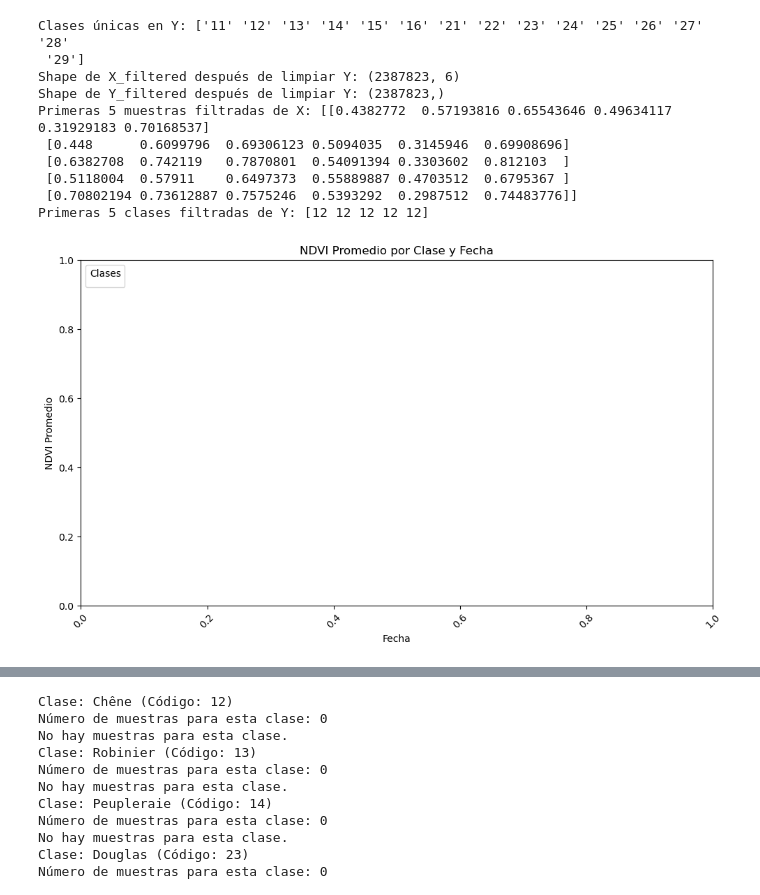
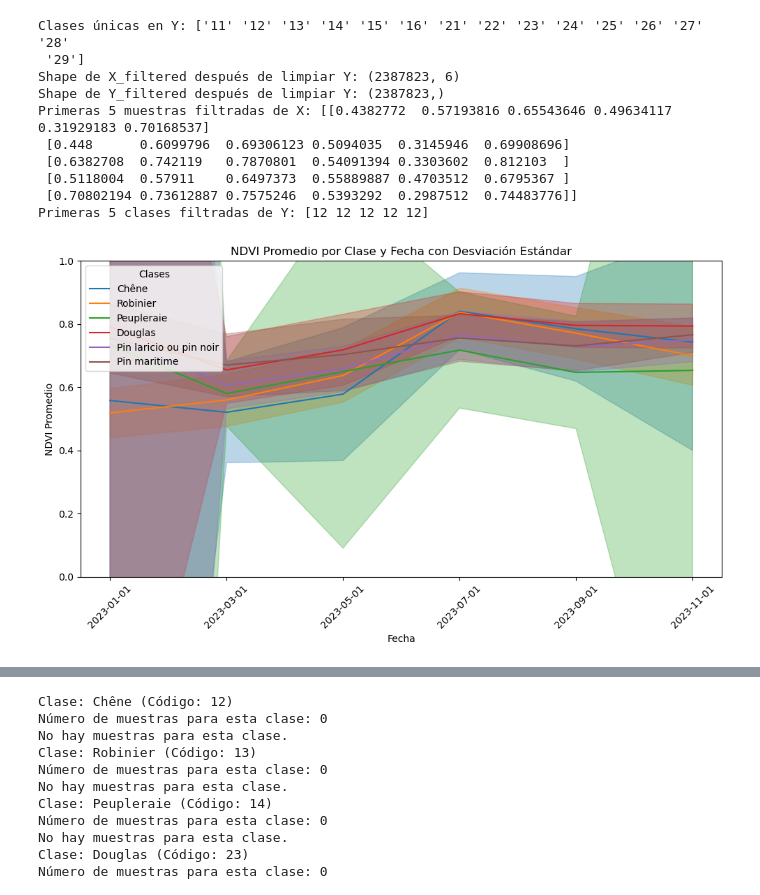
Before and after one commit to GabrielINRAe/Depot_Git, a Jupyter notebook: scripts/peuplement_test.ipynb, the cells around one changed output, grey strips where cells are left out. Saved outputs shown, nothing was run; the diff lists cells and outputs as text; code cells hidden in the pictures.

```diff
--- a/scripts/peuplement_test.ipynb
+++ b/scripts/peuplement_test.ipynb
@@ -301,42 +290,51 @@ Primeras 5 clases filtradas de Y: [12 12 12 12 12]
 import matplotlib.pyplot as plt
 import numpy as np
 
+codes_of_interest = [12, 13, 14, 23, 24,25]
+
 # Fechas correspondientes a las 6 bandas
 dates = ['2023-01-01', '2023-03-01', '2023-05-01', '2023-07-01', '2023-09-01', '2023-11-01']
 
-# Colores para las clases
-colors = ['tan', 'palegreen', 'limegreen', 'darkgreen', 'lightblue', 'orange']
+# Colores más diferenciados
+colors = ['#1f77b4', '#ff7f0e', '#2ca02c', '#d62728', '#9467bd', '#8c564b']  # Paleta de colores
+
 # Nombres de las clases
 class_names = ['Chêne', 'Robinier', 'Peupleraie', 'Douglas', 'Pin laricio ou pin noir', 'Pin maritime']
 
 # Preparar un gráfico
 fig, ax = plt.subplots(figsize=(10, 6))
 
-# Recorrer las clases y calcular la media y la desviación estándar para cada una
+# Recorrer las clases y calcular la media y desviación estándar para cada una
 for idx, code in enumerate(codes_of_interest):
     # Filtrar X y Y para la clase actual
     X_class = X_filtered[Y_filtered == code]
 
     # Verificar si hay muestras para la clase
     if X_class.shape[0] > 0:
-        # Calcular la media y la desviación estándar para cada banda (columna)
+        # Calcular la media y desviación estándar para cada banda (columna)
         means = X_class.mean(axis=0)
         stds = X_class.std(axis=0)
 
         # Graficar la media
         ax.plot(dates, means, color=colors[idx], label=class_names[idx])
-        # Rellenar con la desviación estándar
-        ax.fill_between(dates, means - stds, means + stds, color=colors[idx], alpha=0.3)
+
+        # Graficar el área sombreada para la desviación estándar
+        ax.fill_between(dates, means + stds, means - stds, color=colors[idx], alpha=0.3)
 
 # Configurar etiquetas y título
 ax.set_xlabel('Fecha')
 ax.set_ylabel('NDVI Promedio')
-ax.set_title('NDVI Promedio por Clase y Fecha')
+ax.set_title('NDVI Promedio por Clase y Fecha con Desviación Estándar')
+
+# Limitar el rango de NDVI entre -1 y 1
+ax.set_ylim(0, 1)
+
+# Añadir una leyenda
 ax.legend(title="Clases", loc='upper left')
 
 # Mostrar gráfico
 plt.xticks(rotation=45)
 plt.tight_layout()
 plt.show()
 # %% [output]
-[figure, old version]
+[figure, new version]
```
Also changed, not shown: parts of 4 cells of this notebook, 2 other files.
